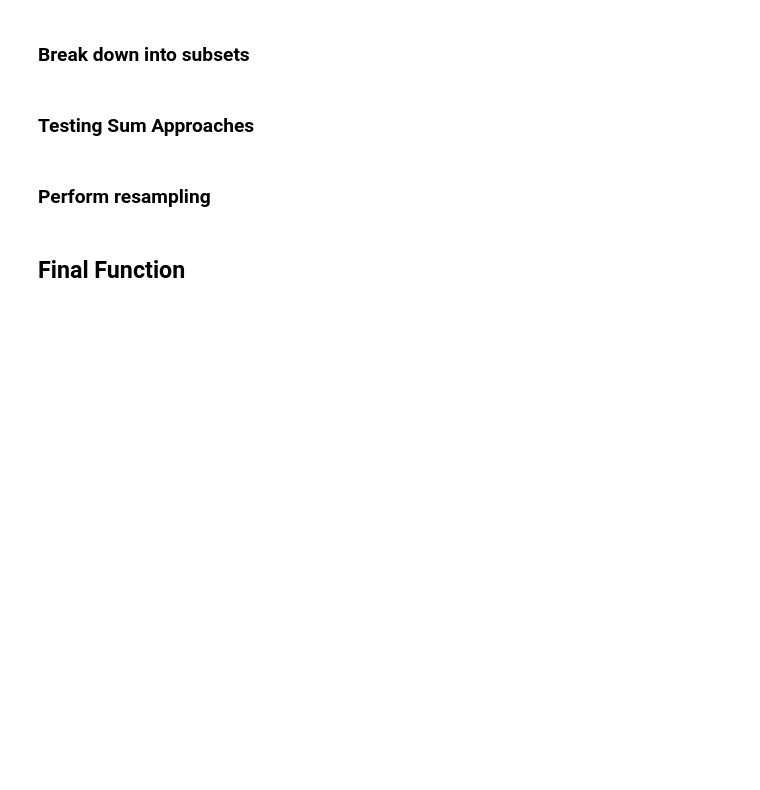
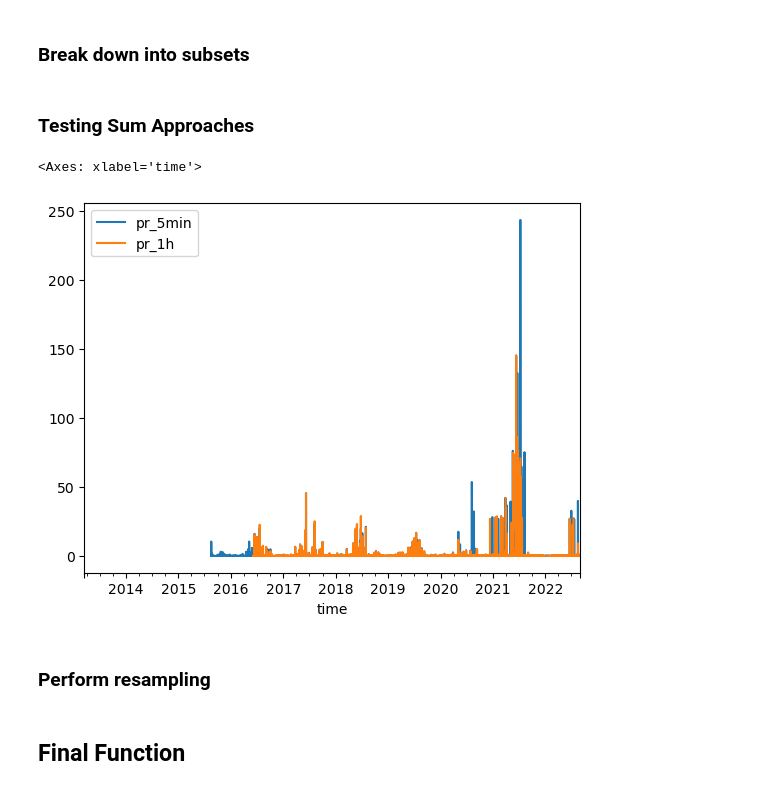
Before and after one commit to Eagle-Rock-Analytics/historical-obs-platform, a Jupyter notebook: test_platform/scripts/4_merge_data/developing_merge_utils.ipynb, the cells around one changed output. Cells and saved outputs as stored; diff of their text form; code cells hidden in the pictures; blank space fills up the shorter version.

```diff
--- a/test_platform/scripts/4_merge_data/developing_merge_utils.ipynb
+++ b/test_platform/scripts/4_merge_data/developing_merge_utils.ipynb
@@ -379,6 +379,11 @@ example = pd.DataFrame({'A': [1, 2, np.nan], 'B': [4, np.nan, 6]})
 print(example.sum(skipna=True))
 print(example.sum())
 print(example.sum(skipna=False))
+# %%
+test_sum_skipna.plot(y=['pr_5min','pr_1h'])
+# %% [output]
+<Axes: xlabel='time'>
+[figure, added]
 # %% [markdown]
 ### Perform resampling
 # %%
```
